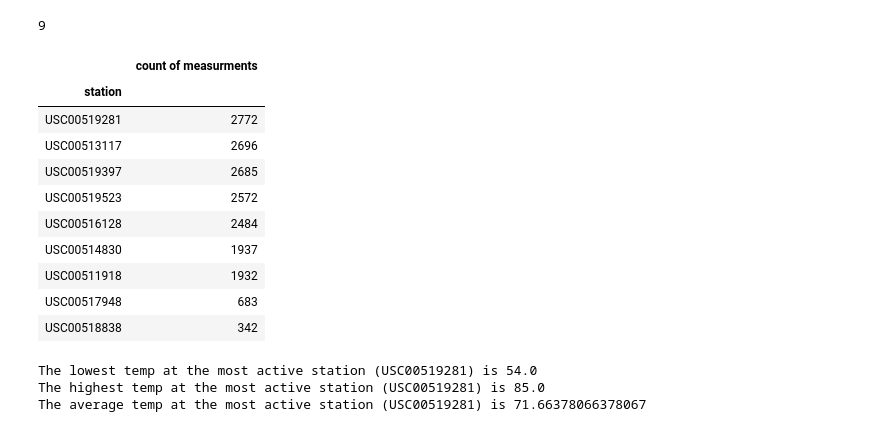
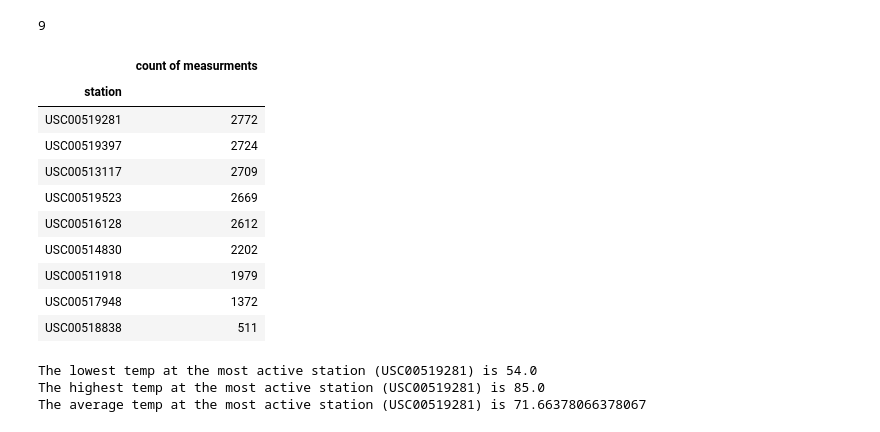
Before and after one commit to abilski2013/sqlalchemy-challenge, a Jupyter notebook: climate_final.ipynb, the cells around one changed output. Saved outputs shown, nothing was run; the diff lists cells and outputs as text; code cells hidden in the pictures.

```diff
--- a/climate_final.ipynb
+++ b/climate_final.ipynb
@@ -131,23 +131,23 @@ print(stations)
 # %%
 # What are the most active stations? (i.e. what stations have the most rows)?
 # List the stations and the counts in descending order.
-active_stations = session.query(Measurement.station, Measurement.prcp).all()
+active_stations = session.query(Measurement.station, Measurement.tobs).all()
 active_stations = pd.DataFrame(active_stations)
-active_stations = active_stations.groupby("station").count().sort_values("prcp", ascending=False)
-active_stations = active_stations.rename(columns={"prcp":"count of measurments"})
+active_stations = active_stations.groupby("station").count().sort_values("tobs", ascending=False)
+active_stations = active_stations.rename(columns={"tobs":"count of measurments"})
 active_stations
 # %% [output]
 |  | count of measurments |
 | station |  |
 | USC00519281 | 2772 |
-| USC00513117 | 2696 |
-| USC00519397 | 2685 |
-| USC00519523 | 2572 |
-| USC00516128 | 2484 |
-| USC00514830 | 1937 |
-| USC00511918 | 1932 |
-| USC00517948 | 683 |
-| USC00518838 | 342 |
+| USC00519397 | 2724 |
+| USC00513117 | 2709 |
+| USC00519523 | 2669 |
+| USC00516128 | 2612 |
+| USC00514830 | 2202 |
+| USC00511918 | 1979 |
+| USC00517948 | 1372 |
+| USC00518838 | 511 |
 # %%
 # Using the station id from the previous query, calculate the lowest temperature recorded,
 # highest temperature recorded, and average temperature of the most active station?
```
Also changed, not shown: parts of 7 cells of this notebook.
